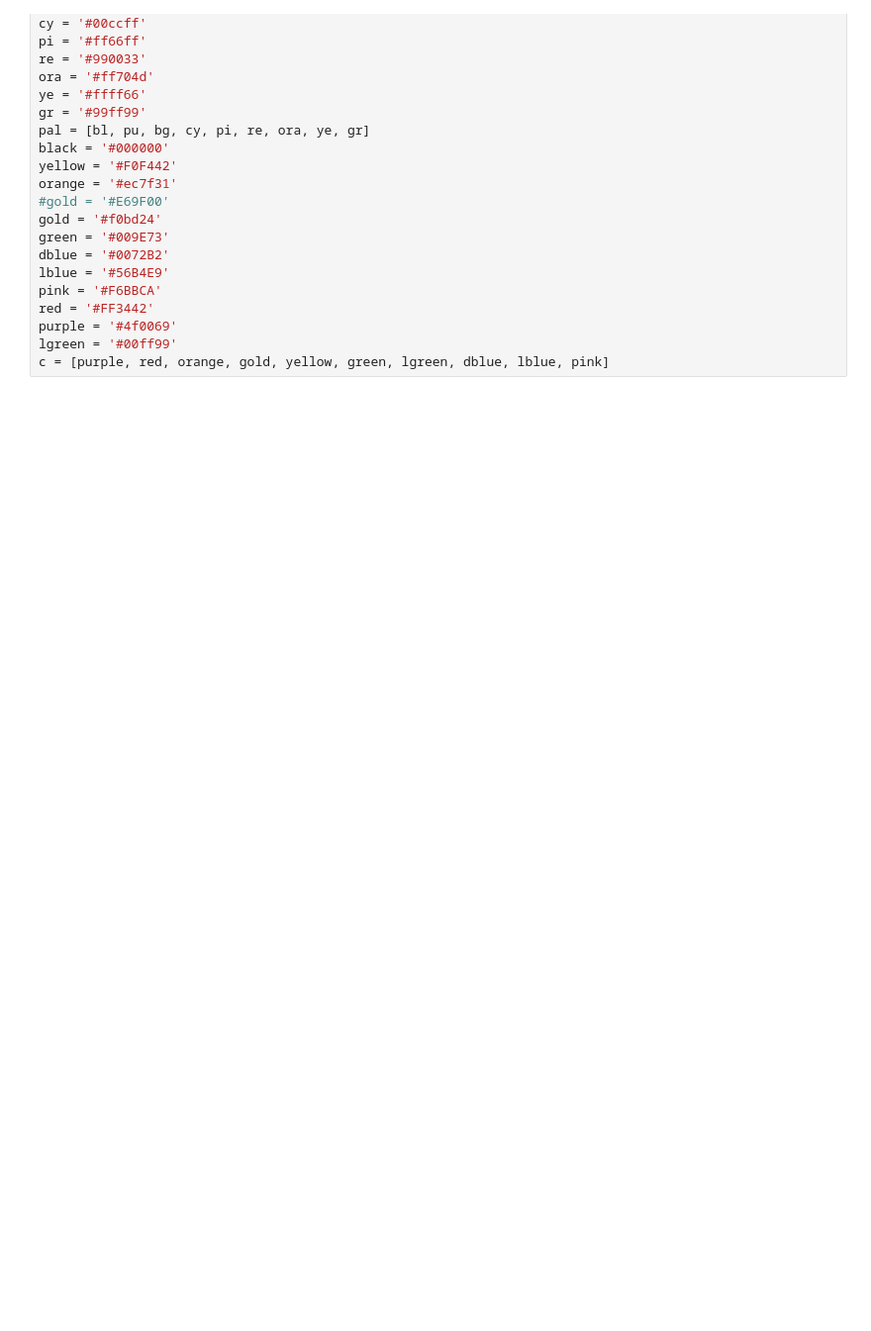
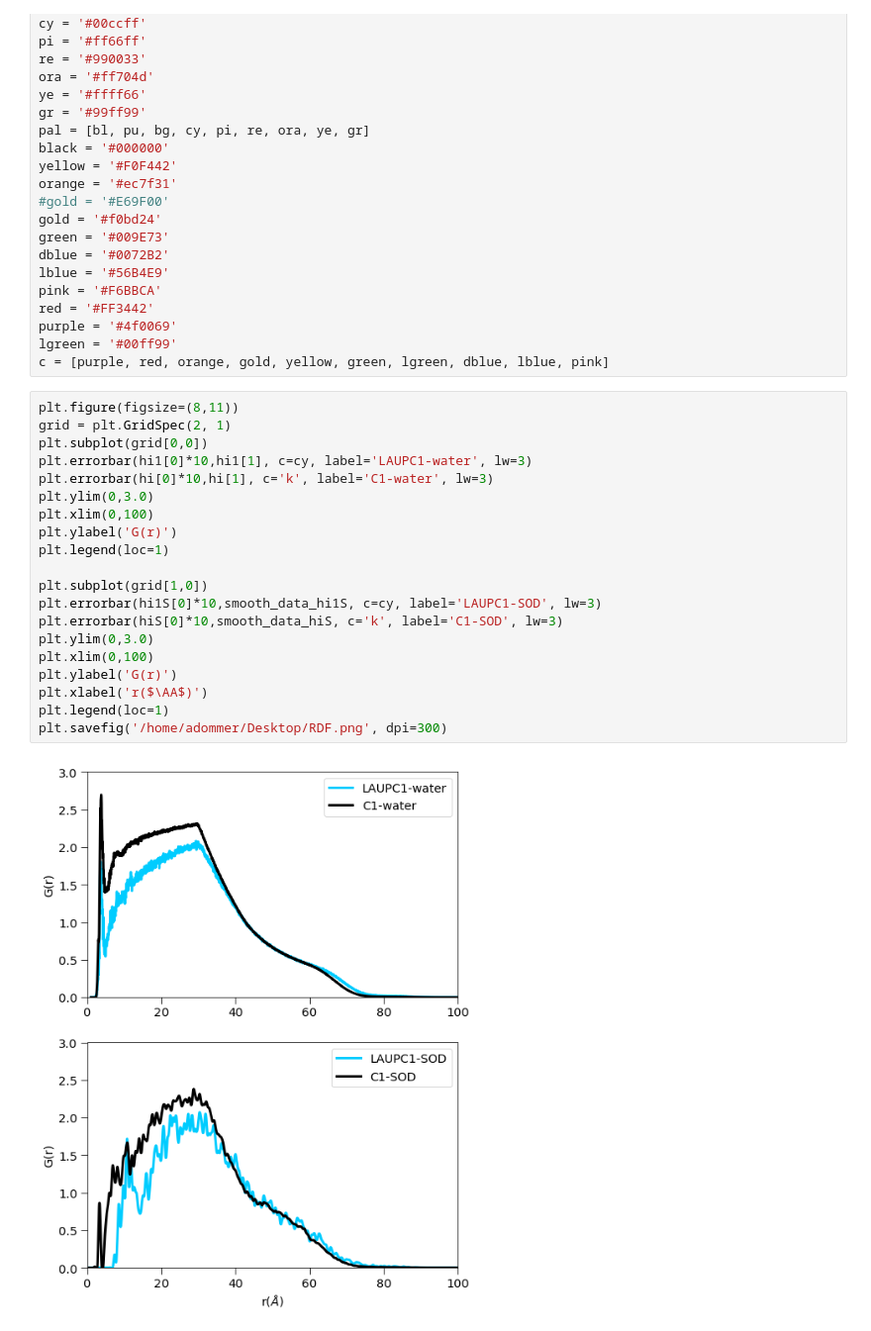
Before and after one commit to fearlessroad/mixed-monolayers, a Jupyter notebook: functions/RDF.ipynb, the cells around one changed output. Shown at 99% size. Drawn from its saved outputs; the diff is of its cells as text; blank space fills up the shorter version.

```diff
--- a/functions/RDF.ipynb
+++ b/functions/RDF.ipynb
@@ -195,3 +220,25 @@ red = '#FF3442'
 purple = '#4f0069'
 lgreen = '#00ff99'
 c = [purple, red, orange, gold, yellow, green, lgreen, dblue, lblue, pink]
+# %%
+plt.figure(figsize=(8,11))
+grid = plt.GridSpec(2, 1)
+plt.subplot(grid[0,0])
+plt.errorbar(hi1[0]*10,hi1[1], c=cy, label='LAUPC1-water', lw=3)
+plt.errorbar(hi[0]*10,hi[1], c='k', label='C1-water', lw=3)
+plt.ylim(0,3.0)
+plt.xlim(0,100)
+plt.ylabel('G(r)')
+plt.legend(loc=1)
+
+plt.subplot(grid[1,0])
+plt.errorbar(hi1S[0]*10,smooth_data_hi1S, c=cy, label='LAUPC1-SOD', lw=3)
+plt.errorbar(hiS[0]*10,smooth_data_hiS, c='k', label='C1-SOD', lw=3)
+plt.ylim(0,3.0)
+plt.xlim(0,100)
+plt.ylabel('G(r)')
+plt.xlabel('r($\AA$)')
+plt.legend(loc=1)
+plt.savefig('/home/adommer/Desktop/RDF.png', dpi=300)
+# %% [output]
+[figure, added]
```
Also changed, not shown: parts of 17 cells of this notebook, 4 other files.
